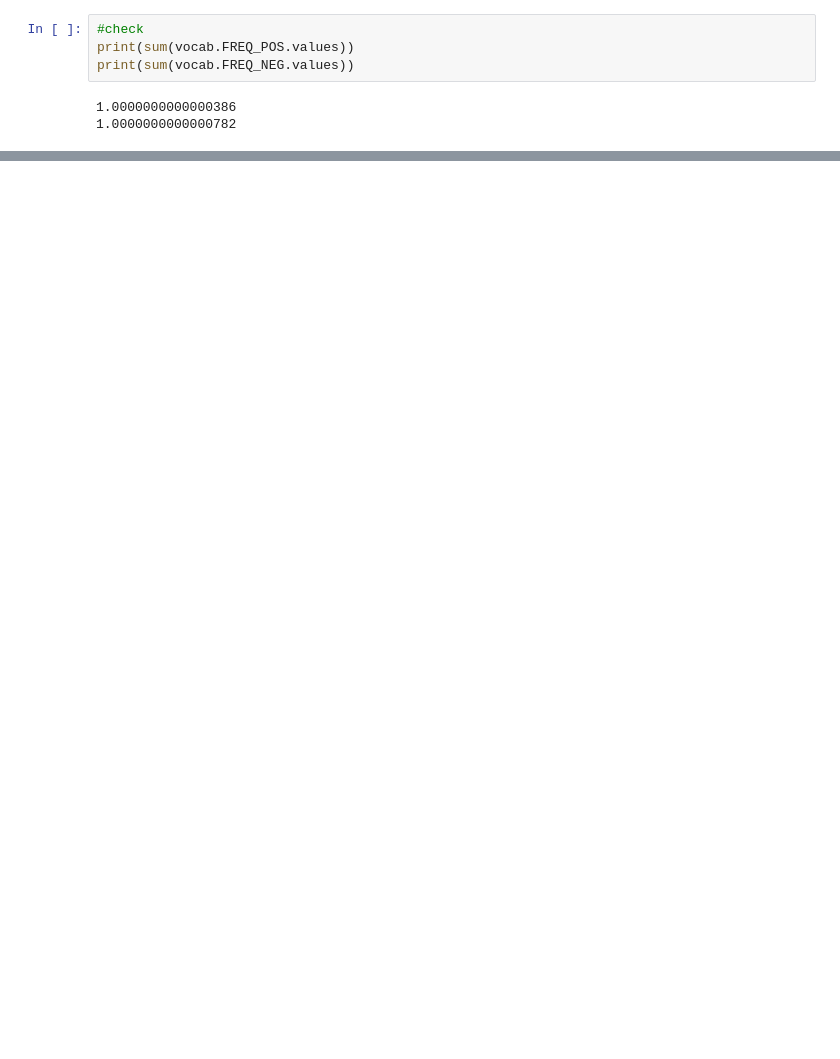
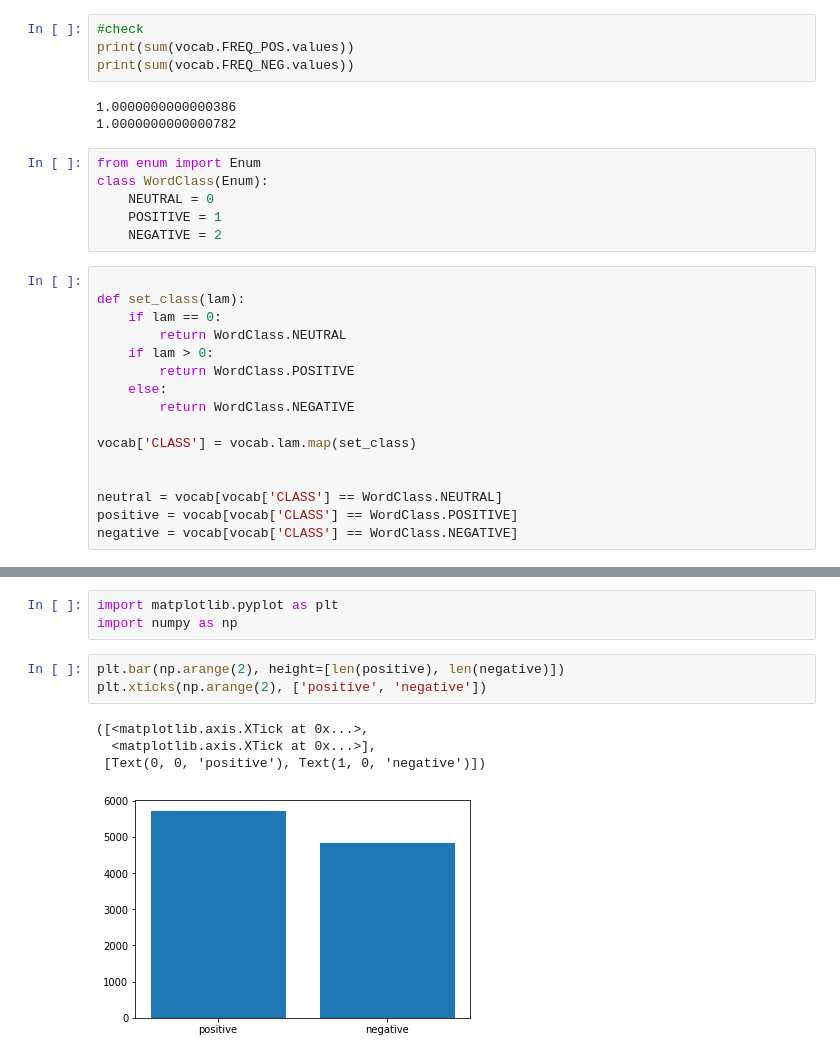
Before and after one commit to pro0255/NLP, a Jupyter notebook: jupyters/Week 1/NaiveBayers/TweetSentiment.ipynb, the cells around one changed output, grey strips where cells are left out. Drawn from its saved outputs; the diff is of its cells as text; blank space fills up the shorter version.

```diff
--- a/jupyters/Week 1/NaiveBayers/TweetSentiment.ipynb
+++ b/jupyters/Week 1/NaiveBayers/TweetSentiment.ipynb
@@ -154,3 +156,25 @@ print(sum(vocab.FREQ_NEG.values))
 # %% [output]
 1.0000000000000386
 1.0000000000000782
+# %%
+from enum import Enum
+class WordClass(Enum):
+    NEUTRAL = 0
+    POSITIVE = 1
+    NEGATIVE = 2
+# %%
+
+def set_class(lam):
+    if lam == 0:
+        return WordClass.NEUTRAL
+    if lam > 0:
+        return WordClass.POSITIVE
+    else:
+        return WordClass.NEGATIVE
+
+vocab['CLASS'] = vocab.lam.map(set_class)
+
+
+neutral = vocab[vocab['CLASS'] == WordClass.NEUTRAL]
+positive = vocab[vocab['CLASS'] == WordClass.POSITIVE]
+negative = vocab[vocab['CLASS'] == WordClass.NEGATIVE]
@@ -156,0 +189,11 @@ print(sum(vocab.FREQ_NEG.values))
+# %%
+import matplotlib.pyplot as plt
+import numpy as np
+# %%
+plt.bar(np.arange(2), height=[len(positive), len(negative)])
+plt.xticks(np.arange(2), ['positive', 'negative'])
+# %% [output]
+([<matplotlib.axis.XTick at 0x...>,
+  <matplotlib.axis.XTick at 0x...>],
+ [Text(0, 0, 'positive'), Text(1, 0, 'negative')])
+[figure, added]
```
Also changed, not shown: parts of 9 cells of this notebook, 7 other files.
